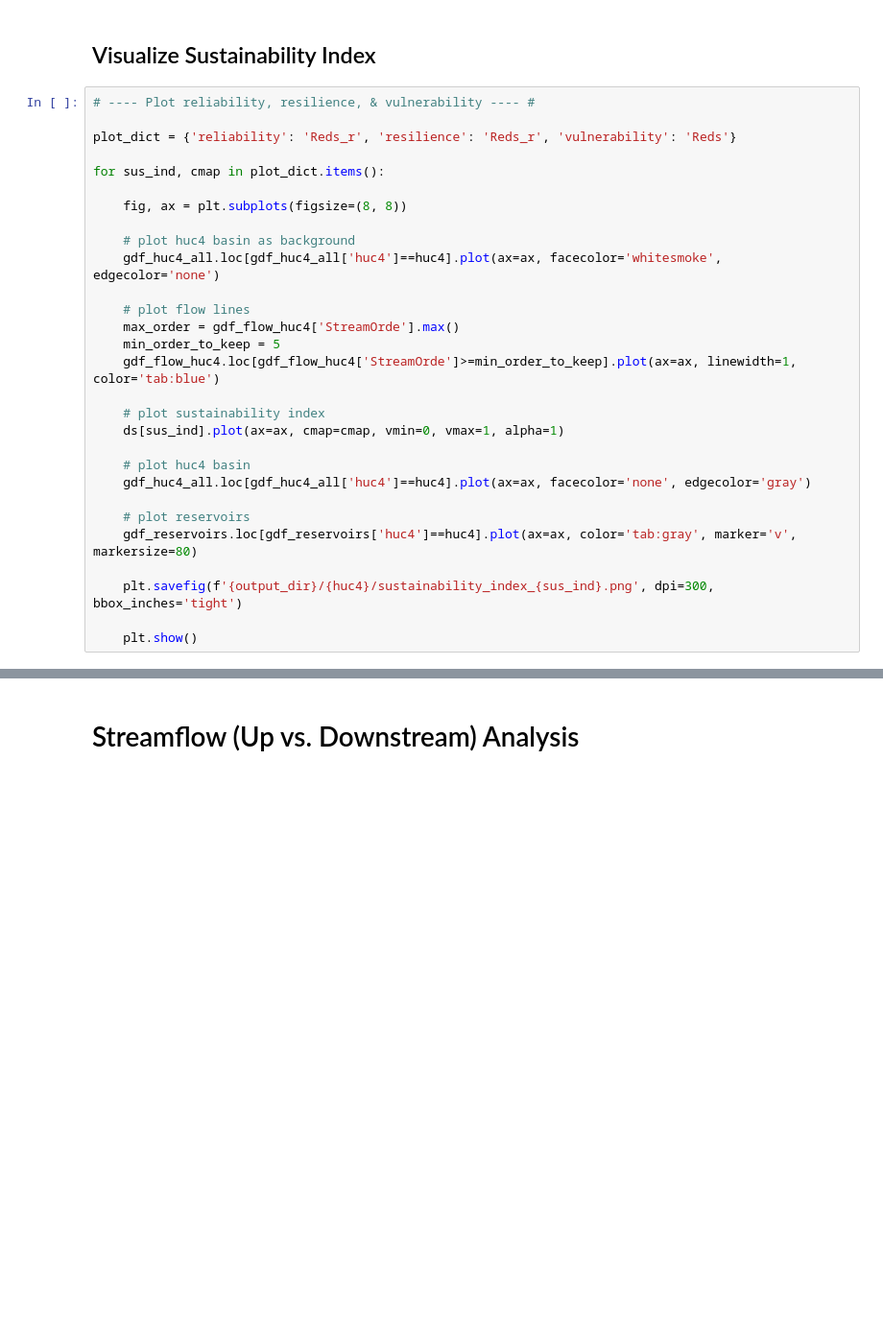
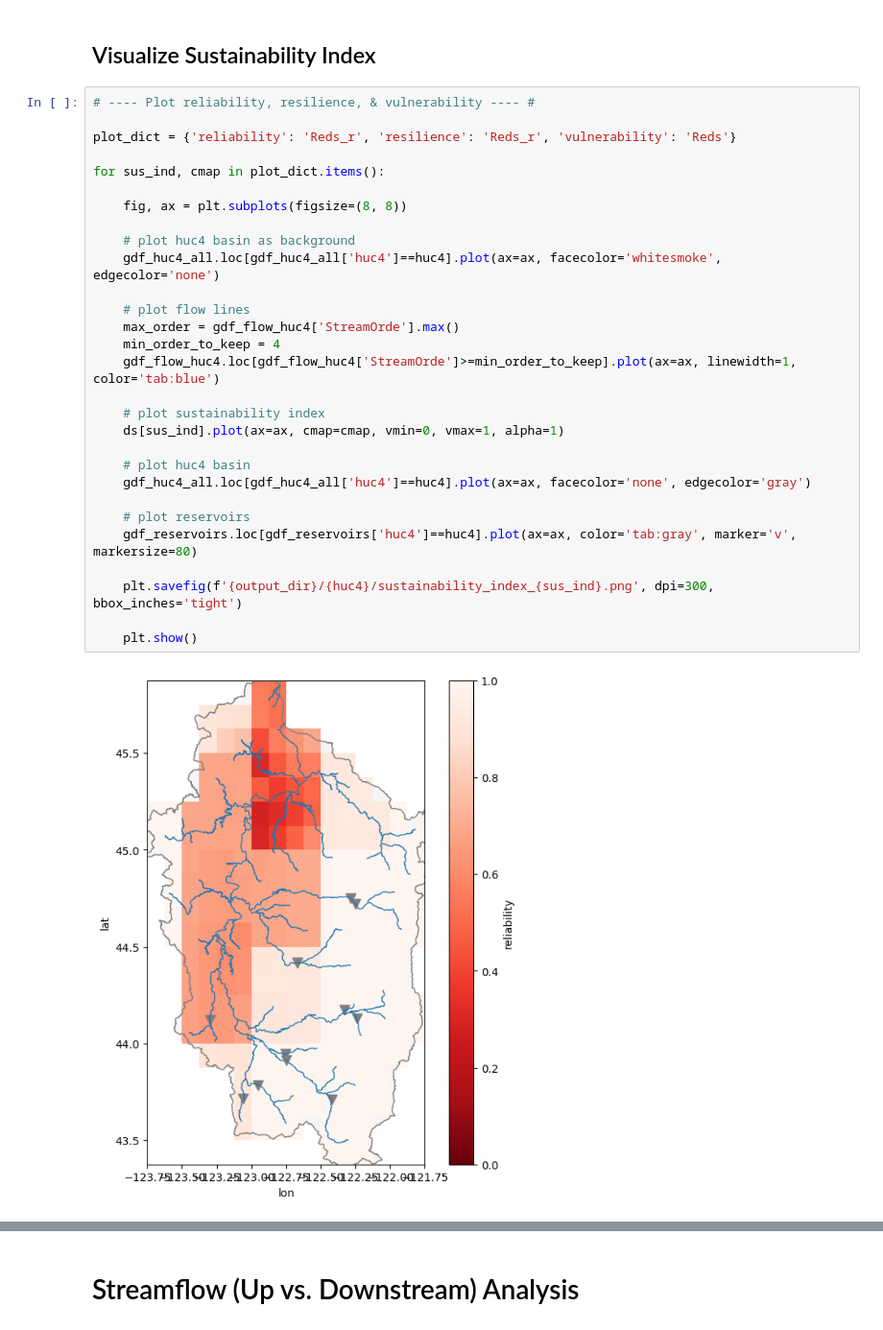
Before and after one commit to lidh966/reservoir_route, a Jupyter notebook: lrr_drought_analysis.ipynb, the cells around one changed output, grey strips where cells are left out. Shown at 96% size. Drawn from its saved outputs; the diff is of its cells as text; blank space fills up the shorter version.

```diff
--- a/lrr_drought_analysis.ipynb
+++ b/lrr_drought_analysis.ipynb
@@ -184,29 +184,31 @@ ds['vulnerability'] = (('lat', 'lon'), vulnerability_array)
 # %%
 # ---- Plot reliability, resilience, & vulnerability ---- #
 
 plot_dict = {'reliability': 'Reds_r', 'resilience': 'Reds_r', 'vulnerability': 'Reds'}
 
 for sus_ind, cmap in plot_dict.items():
 
     fig, ax = plt.subplots(figsize=(8, 8))
 
     # plot huc4 basin as background
     gdf_huc4_all.loc[gdf_huc4_all['huc4']==huc4].plot(ax=ax, facecolor='whitesmoke', edgecolor='none')
 
     # plot flow lines
     max_order = gdf_flow_huc4['StreamOrde'].max()
-    min_order_to_keep = 5
+    min_order_to_keep = 4
     gdf_flow_huc4.loc[gdf_flow_huc4['StreamOrde']>=min_order_to_keep].plot(ax=ax, linewidth=1, color='tab:blue')
 
     # plot sustainability index
     ds[sus_ind].plot(ax=ax, cmap=cmap, vmin=0, vmax=1, alpha=1)
 
     # plot huc4 basin
     gdf_huc4_all.loc[gdf_huc4_all['huc4']==huc4].plot(ax=ax, facecolor='none', edgecolor='gray')
 
     # plot reservoirs
     gdf_reservoirs.loc[gdf_reservoirs['huc4']==huc4].plot(ax=ax, color='tab:gray', marker='v', markersize=80)
 
     plt.savefig(f'{output_dir}/{huc4}/sustainability_index_{sus_ind}.png', dpi=300, bbox_inches='tight')
 
     plt.show()
+# %% [output]
+[figure, added]
```
Also changed, not shown: parts of 8 cells of this notebook.
